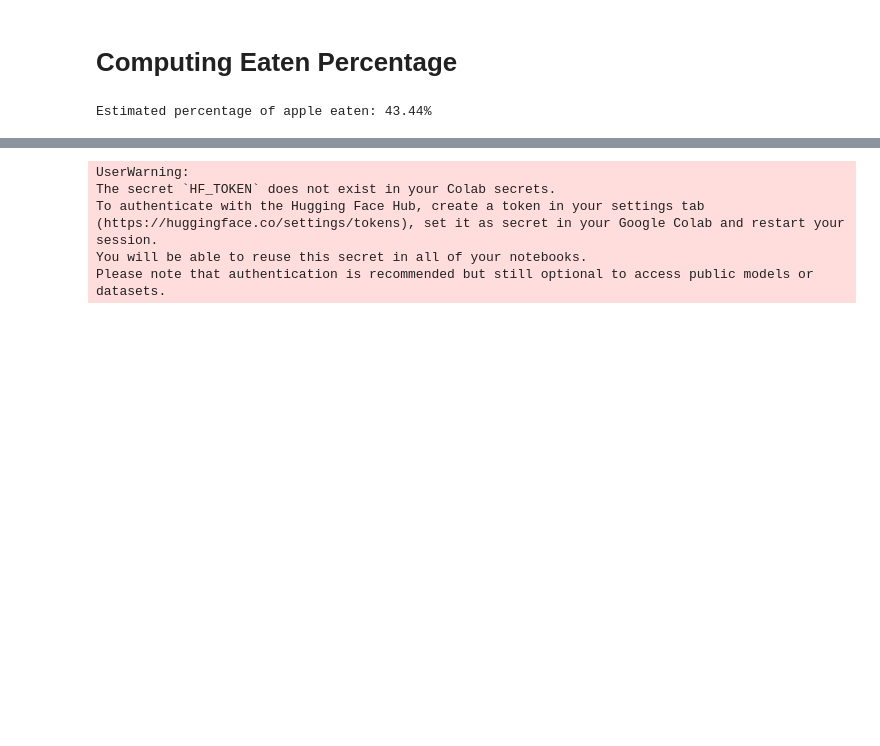
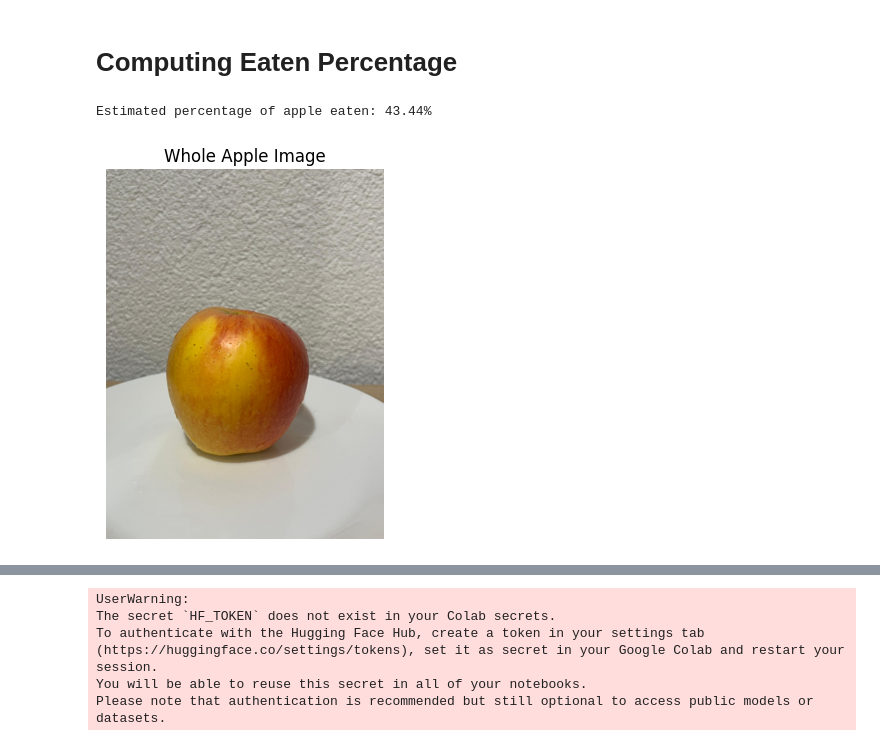
Before and after one commit to RubenMkrtchyan/SU_Food_Residue_Project, a Jupyter notebook: V2_Apples.ipynb, the cells around one changed output, grey strips where cells are left out. Saved outputs shown, nothing was run; the diff lists cells and outputs as text; code cells hidden in the pictures; blank space fills up the shorter version.

Commit message:
Commiting the Apples jupyter colab file

```diff
--- a/V2_Apples.ipynb
+++ b/V2_Apples.ipynb
@@ -266,3 +246,18 @@ if percentage_eaten is not None:
     print(f"Estimated percentage of apple eaten: {percentage_eaten:.2f}%")
 # %% [output]
 Estimated percentage of apple eaten: 43.44%
+# %%
+import matplotlib.pyplot as plt
+from PIL import Image
+import numpy as np
+
+img_whole = Image.open(whole_apple_image)
+img_array = np.array(img_whole)
+
+
+plt.imshow(img_array)
+plt.axis('Off')
+plt.title('Whole Apple Image')
+plt.show()
+# %% [output]
+[figure, added]
```
Also changed, not shown: parts of 7 cells of this notebook.
